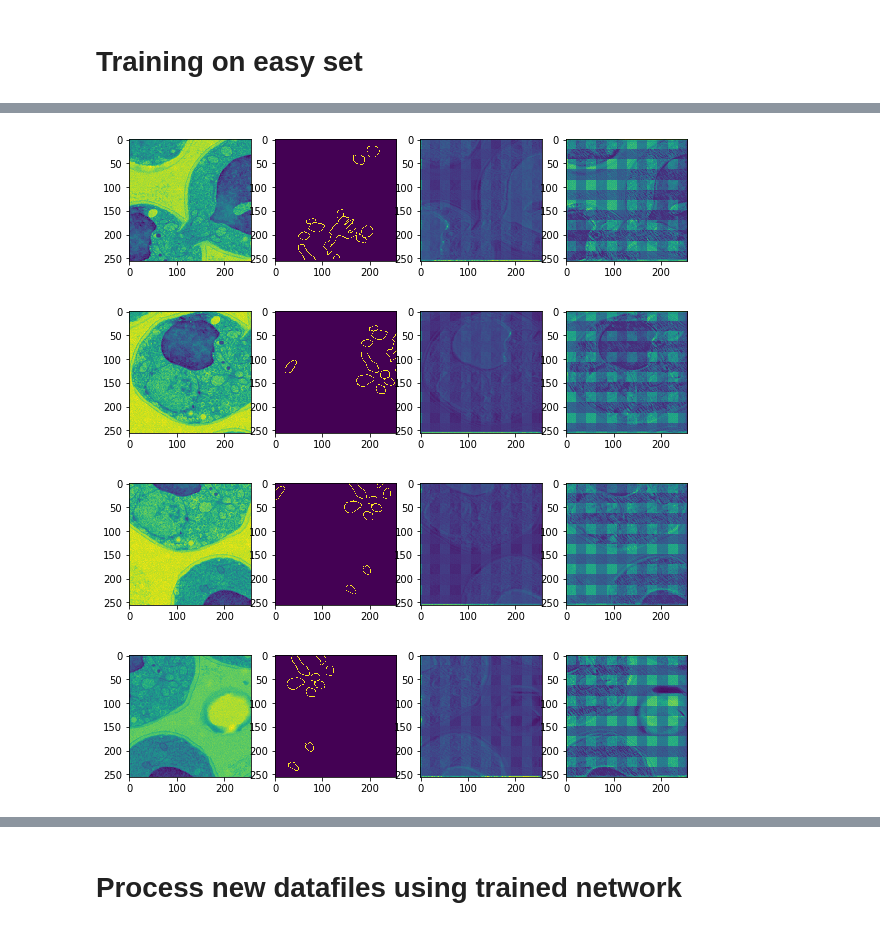
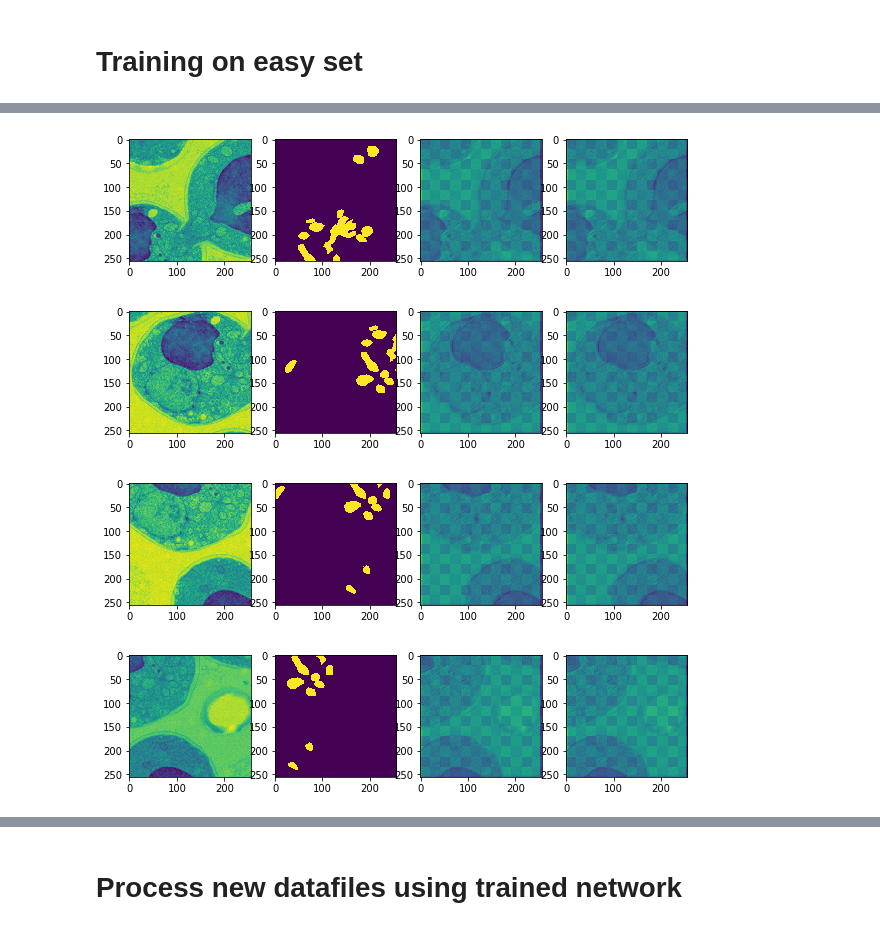
Before and after one commit to jouyun/DeepLearning, a Jupyter notebook: Yeast_EM_Data.ipynb, the cells around one changed output, grey strips where cells are left out. Saved outputs shown, nothing was run; the diff lists cells and outputs as text; code cells hidden in the pictures.

```diff
--- a/Yeast_EM_Data.ipynb
+++ b/Yeast_EM_Data.ipynb
@@ -21,17 +21,17 @@ shp=[1,256,256,5]
 # %%
 both=utils.get_raw_float_image(data+'TrainingWindows.tif_RotShift.raw',shp)
 
-train_data=both[:,:,:,[0,1,2]]/255.0
-train_truth=both[:,:,:,[3,4]]
+train_data=both[:,:,:,[1]]/255.0
+train_truth=both[:,:,:,[4]]
 train_truth[:,:,:,0]=train_truth[:,:,:,0]/255.0
-train_truth[:,:,:,1]=train_truth[:,:,:,1]/255.0
+#train_truth[:,:,:,1]=train_truth[:,:,:,1]/255.0
 
 validation=utils.get_raw_float_image(data+'Validation.raw',shp)
 
-validation_data=validation[:,:,:,[0,1,2]]/255.0
-validation_truth=validation[:,:,:,[3,4]]
+validation_data=validation[:,:,:,[1]]/255.0
+validation_truth=validation[:,:,:,[4]]
 validation_truth[:,:,:,0]=validation_truth[:,:,:,0]/255.0
-validation_truth[:,:,:,1]=validation_truth[:,:,:,1]/255.0
+#validation_truth[:,:,:,1]=validation_truth[:,:,:,1]/255.0
 
 train_both=0
 # %% [markdown]
@@ -41,8 +41,8 @@ Define a function to create a convolutional layer, including conv, relu, maxpool
 # %%
 tf.reset_default_graph()
 #Input and output
-x=tf.placeholder(dtype=tf.float32, shape=[None, 256,256,3], name='x')
-y=tf.placeholder(dtype=tf.float32, shape=[None, 256,256,2], name='y')
+x=tf.placeholder(dtype=tf.float32, shape=[None, 256,256,1], name='x')
+y=tf.placeholder(dtype=tf.float32, shape=[None, 256,256,1], name='y')
 lr=tf.placeholder(dtype=tf.float32, shape=[], name='learning_rate')
 
 regularizer = tf.contrib.layers.l2_regularizer(scale=0.1)
@@ -50,7 +50,7 @@ regularizer = tf.contrib.layers.l2_regularizer(scale=0.1)
 xr=x
 yr=y
 
-base_scaler=16
+base_scaler=32
 
 #Going down
 A1=utils.leaky_relu(tf.layers.conv2d(xr, base_scaler, [5,5], padding='SAME', kernel_regularizer=regularizer))
@@ -94,17 +94,17 @@ AA1=tf.concat(axis=3, values=[AA0,A2])
 AA2=utils.leaky_relu(tf.layers.conv2d(AA1, base_scaler, [3,3], padding='SAME', kernel_regularizer=regularizer))
 AA3=utils.leaky_relu(tf.layers.conv2d(AA2, base_scaler, [3,3], padding='SAME', kernel_regularizer=regularizer))
 
-logits=utils.leaky_relu(tf.layers.conv2d(AA3, 2, [1,1], padding='SAME', kernel_regularizer=regularizer))
+logits=utils.leaky_relu(tf.layers.conv2d(AA3, 1, [1,1], padding='SAME', kernel_regularizer=regularizer))
 probs=tf.tanh(logits, name='probabilities')
 
 diff=tf.subtract(probs, yr)
 LSQ=tf.multiply(diff,diff)
 #Added this to make the outlines more potent in error function
-OutError, MaskError=tf.split(LSQ, [1,1], 3)
-loss=1*tf.reduce_mean(OutError)+1*tf.reduce_mean(MaskError)
-#loss=tf.reduce_mean(LSQ, name='error')
+#OutError, MaskError=tf.split(LSQ, [1,1], 3)
+#loss=1*tf.reduce_mean(OutError)+0.1*tf.reduce_mean(MaskError)
+loss=tf.reduce_mean(LSQ, name='error')
 l2_loss = tf.losses.get_regularization_loss()
-#loss=loss+l2_loss/10000
+loss=loss+l2_loss/1000
 
 train_op=tf.train.AdamOptimizer(learning_rate=lr, name='trainer').minimize(loss)
 # %% [markdown]
@@ -135,7 +135,7 @@ for lrate, lrs in zip(learning_rates, learning_rate_steps):
             print(results.shape)
             print("Validation loss: ",losses)
             for ti in range (0,4):
-                utils.plot_4x1(sub_validation_data[ti,:,:,1], sub_validation_truth[ti,:,:,0], results[ti,:,:,0], results[ti,:,:,1])
+                utils.plot_4x1(sub_validation_data[ti,:,:,0], sub_validation_truth[ti,:,:,0], results[ti,:,:,0], results[ti,:,:,0])
                 plt.show()
             saver.save(sess, data+'NewModels/Model'+str(i))
     current_step=lrs
@@ -147,4 +147,4 @@ Validation loss:  0.075102136
-[figure, old version]
+[figure, new version]
-[figure, old version]
+[figure, new version]
-[figure, old version]
+[figure, new version]
-[figure, old version]
+[figure, new version]
```
Also changed, not shown: parts of 2 cells of this notebook.
